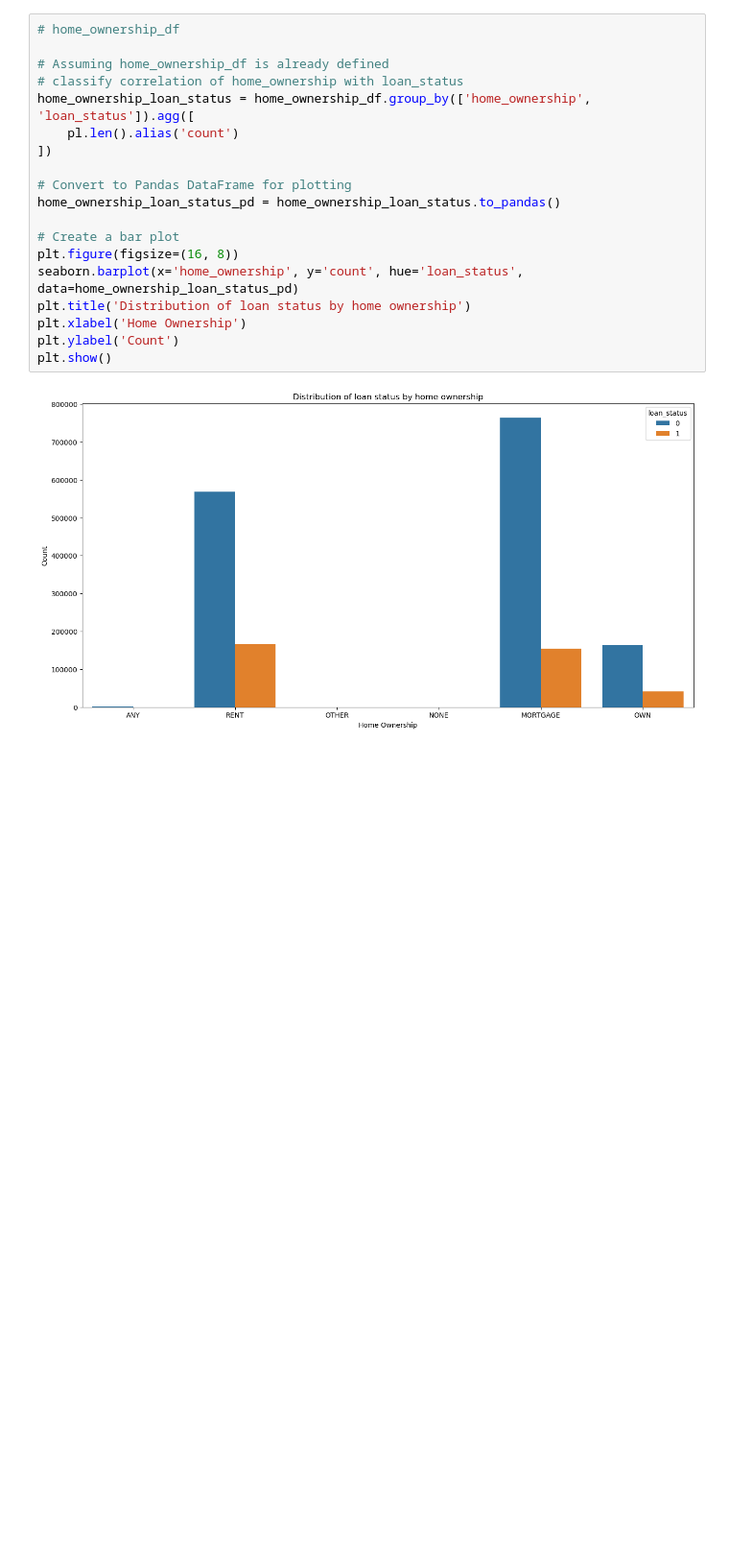
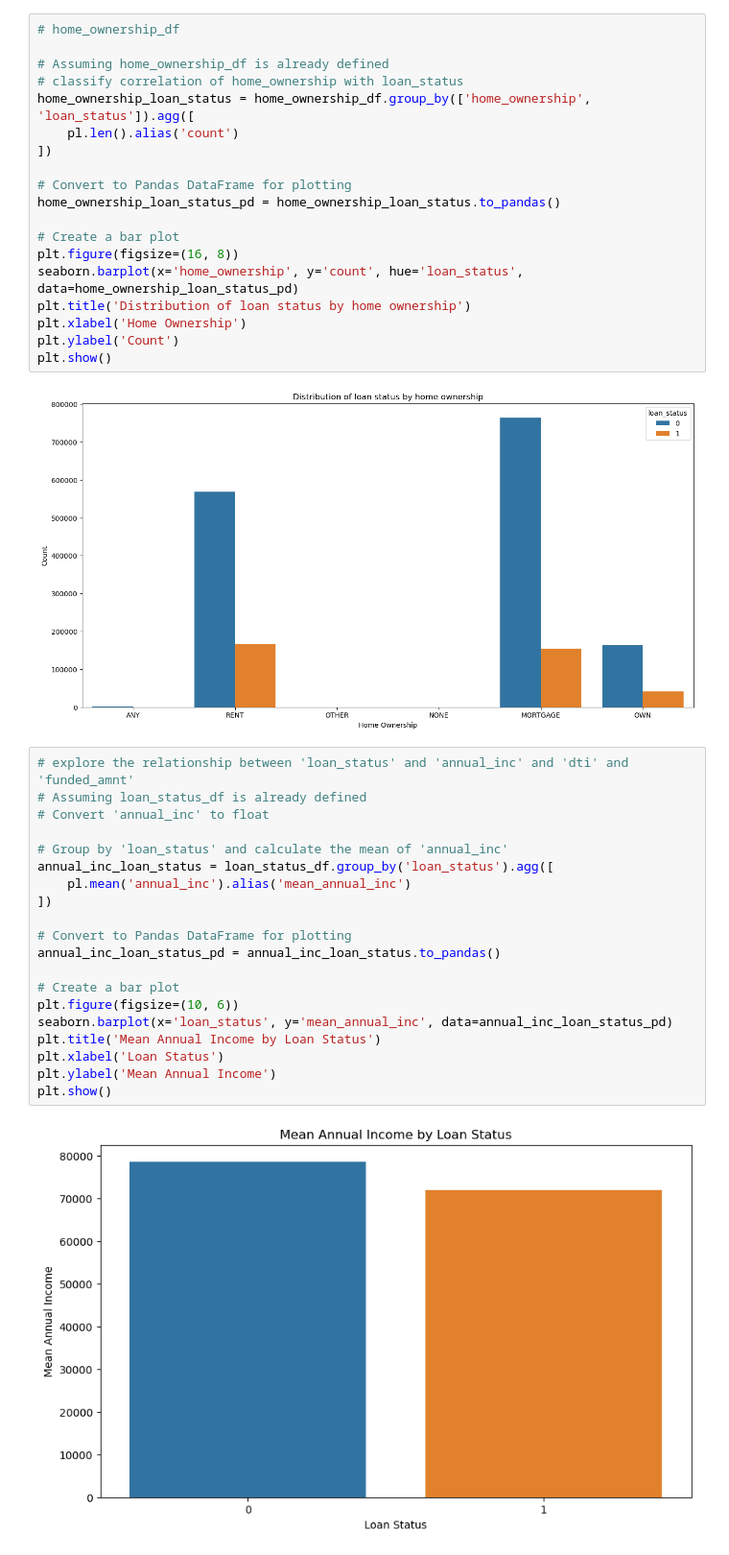
Before and after one commit to manolaz/kaggle-lending-hub-2024, a Jupyter notebook: trung-nva-lending-club-2007-20.ipynb, the cells around one changed output. Shown: that part at 96% size. Saved outputs shown, nothing was run; the diff lists cells and outputs as text; blank space fills up the shorter version.

```diff
--- a/trung-nva-lending-club-2007-20.ipynb
+++ b/trung-nva-lending-club-2007-20.ipynb
@@ -531,3 +521,25 @@ plt.ylabel('Count')
 plt.show()
 # %% [output]
 [figure]
+# %%
+# explore the relationship between 'loan_status' and 'annual_inc' and 'dti' and 'funded_amnt'
+# Assuming loan_status_df is already defined
+# Convert 'annual_inc' to float
+
+# Group by 'loan_status' and calculate the mean of 'annual_inc'
+annual_inc_loan_status = loan_status_df.group_by('loan_status').agg([
+    pl.mean('annual_inc').alias('mean_annual_inc')
+])
+
+# Convert to Pandas DataFrame for plotting
+annual_inc_loan_status_pd = annual_inc_loan_status.to_pandas()
+
+# Create a bar plot
+plt.figure(figsize=(10, 6))
+seaborn.barplot(x='loan_status', y='mean_annual_inc', data=annual_inc_loan_status_pd)
+plt.title('Mean Annual Income by Loan Status')
+plt.xlabel('Loan Status')
+plt.ylabel('Mean Annual Income')
+plt.show()
+# %% [output]
+[figure, added]
```
Also changed, not shown: parts of 8 cells of this notebook, 2 other files.
